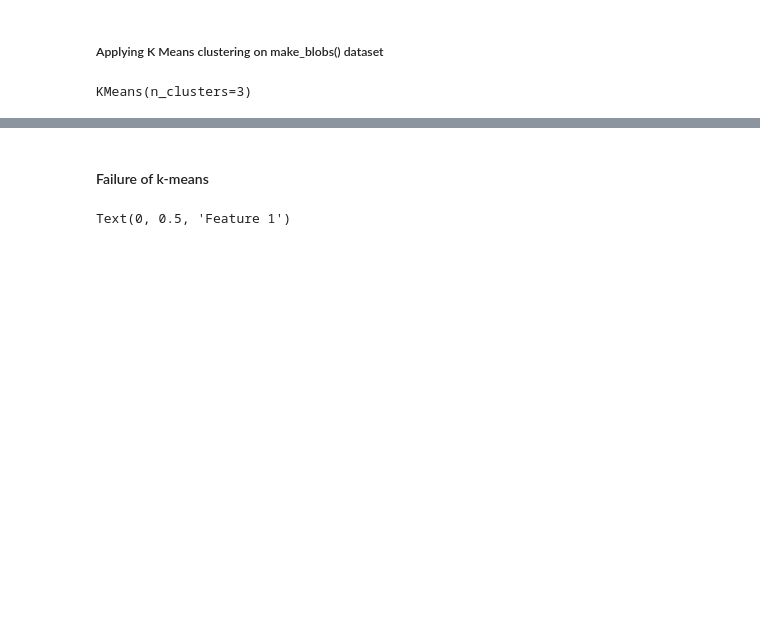
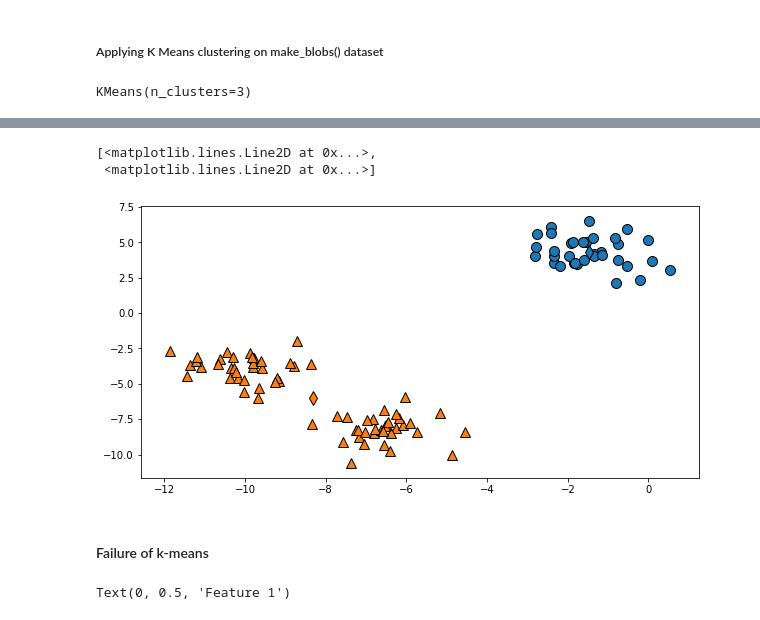
Before and after one commit to shubhamsharma6701/practical_machine_learning, a Jupyter notebook: K Means Clustering.ipynb, the cells around one changed output, grey strips where cells are left out. Cells and saved outputs as stored; diff of their text form; code cells hidden in the pictures; blank space fills up the shorter version.

```diff
--- a/K Means Clustering.ipynb
+++ b/K Means Clustering.ipynb
@@ -78,3 +96,17 @@ mglearn.discrete_scatter(x[:, 0], x[:, 1], assignments, ax=axes[1])
+# %%
+# Using 2 cluster centers
+
+fig, axes = plt.subplots(1, 1, figsize=(10, 5))
+kmeans = KMeans(n_clusters=2)
+kmeans.fit(x)
+assignments = kmeans.labels_
+
+mglearn.discrete_scatter(x[:, 0], x[:, 1], assignments, ax=axes)
+mglearn.discrete_scatter(kmeans.cluster_centers_[:, 0], kmeans.cluster_centers_[:, 1], [0, 1], markers='d')
+# %% [output]
+[<matplotlib.lines.Line2D at 0x...>,
+ <matplotlib.lines.Line2D at 0x...>]
+[figure, added]
 # %% [markdown]
 #### Failure of k-means
 # %%
```
Also changed, not shown: parts of 14 cells of this notebook.
